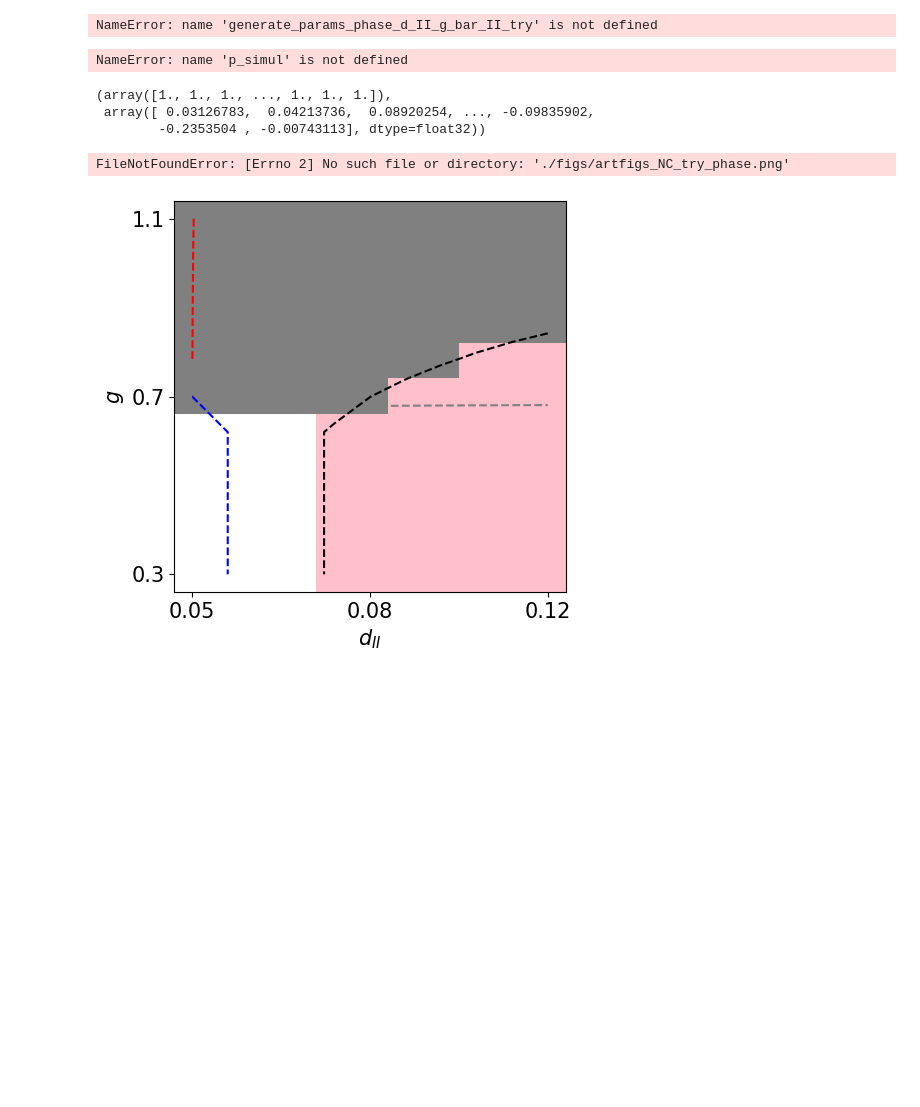
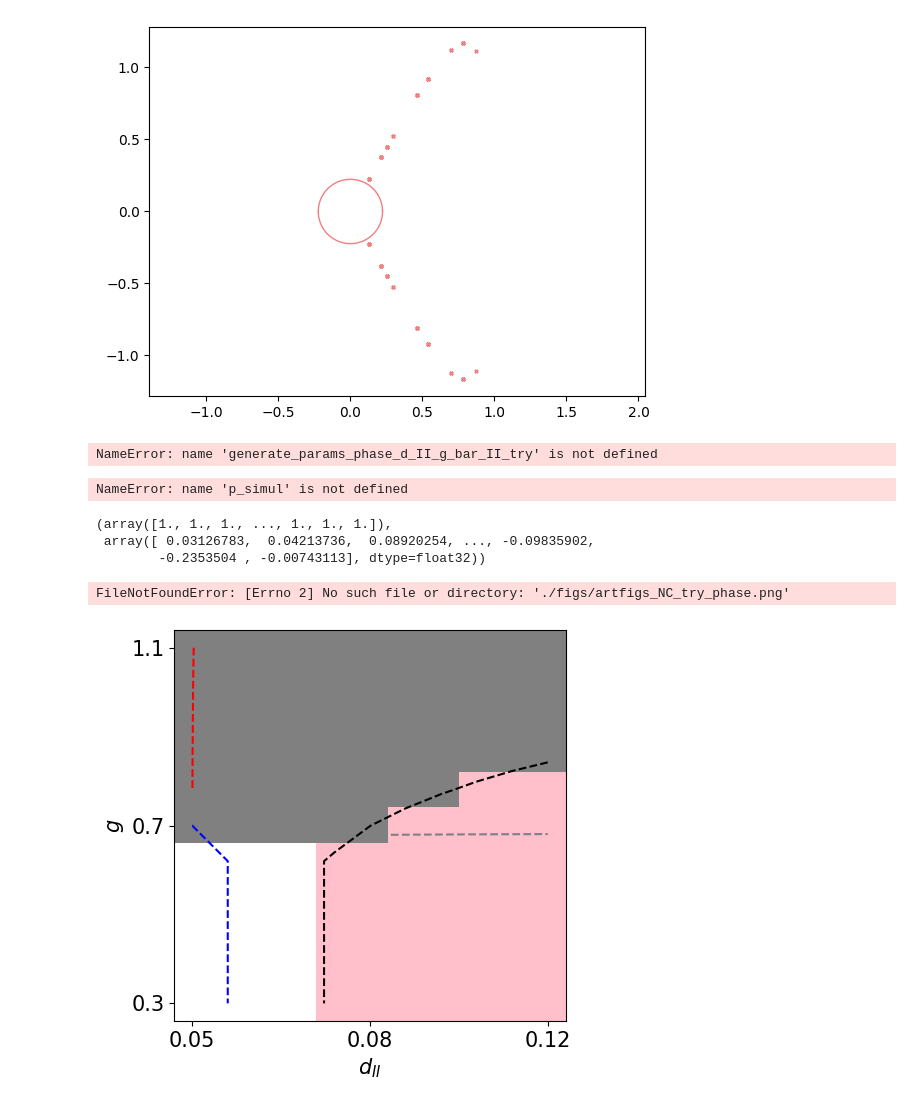
Before and after one commit to huang-yh20/spatial-linear-project, a Jupyter notebook: code/artfigs_NC/debug.ipynb, the cells around one changed output. Saved outputs shown, nothing was run; the diff lists cells and outputs as text; code cells hidden in the pictures; blank space fills up the shorter version.

```diff
--- a/code/artfigs_NC/debug.ipynb
+++ b/code/artfigs_NC/debug.ipynb
@@ -45,6 +45,11 @@ def generate_params_phase_d_II_g_bar_II_try(trial1:int, trial2:int, trial_num:in
         )
 
     return p_net
+# %%
+p_net = generate_params_phase_d_II_g_bar_II_try(10,10)
+temp_plot_pred(p_net, dim=2)
+# %% [output]
+[figure, added]
 # %%
 p_simul = Simul_Params(T = 100, t_step=100, record_step=10, activation_func=['thres_linear','thres_powerlaw'], external_input="DC_noise")
 p_net = generate_params_phase_d_II_g_bar_II_try(0, 10)
```
Also changed, not shown: 12 other files.
